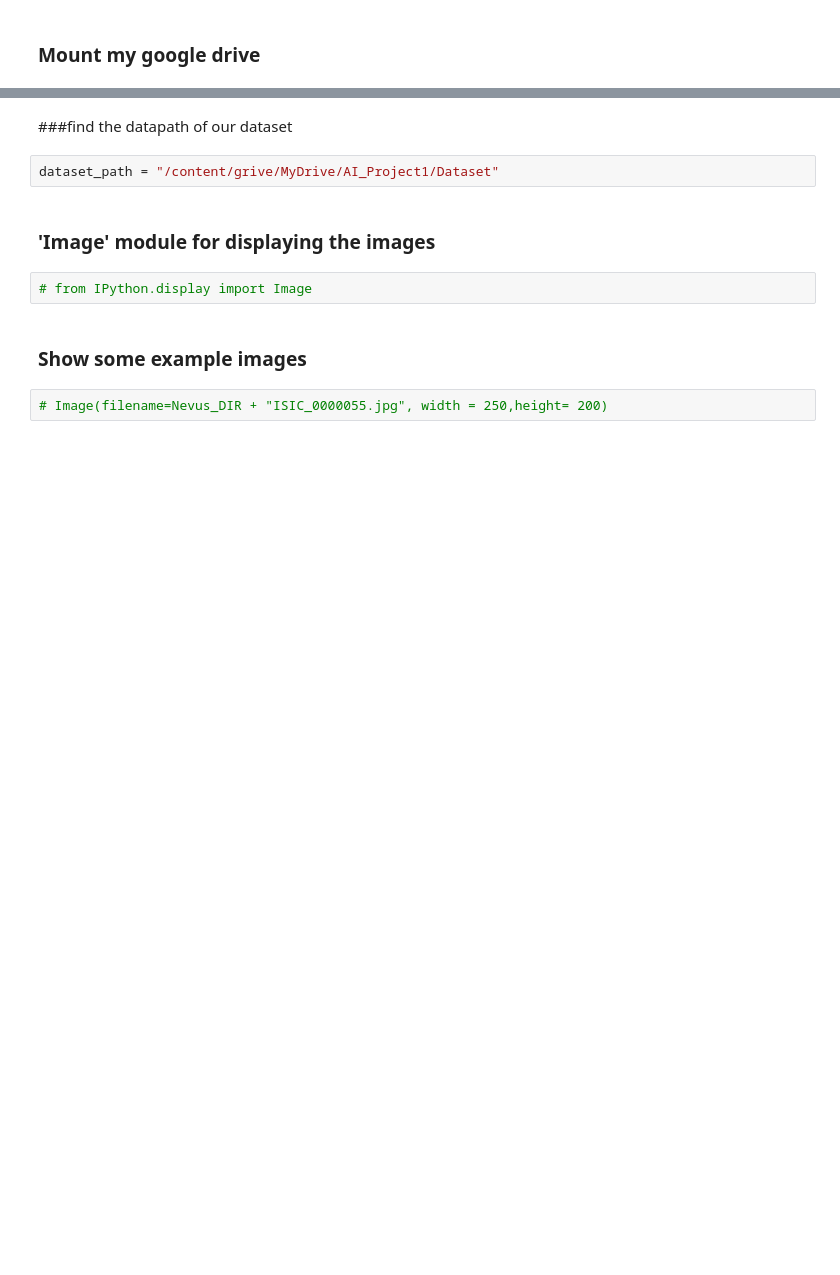
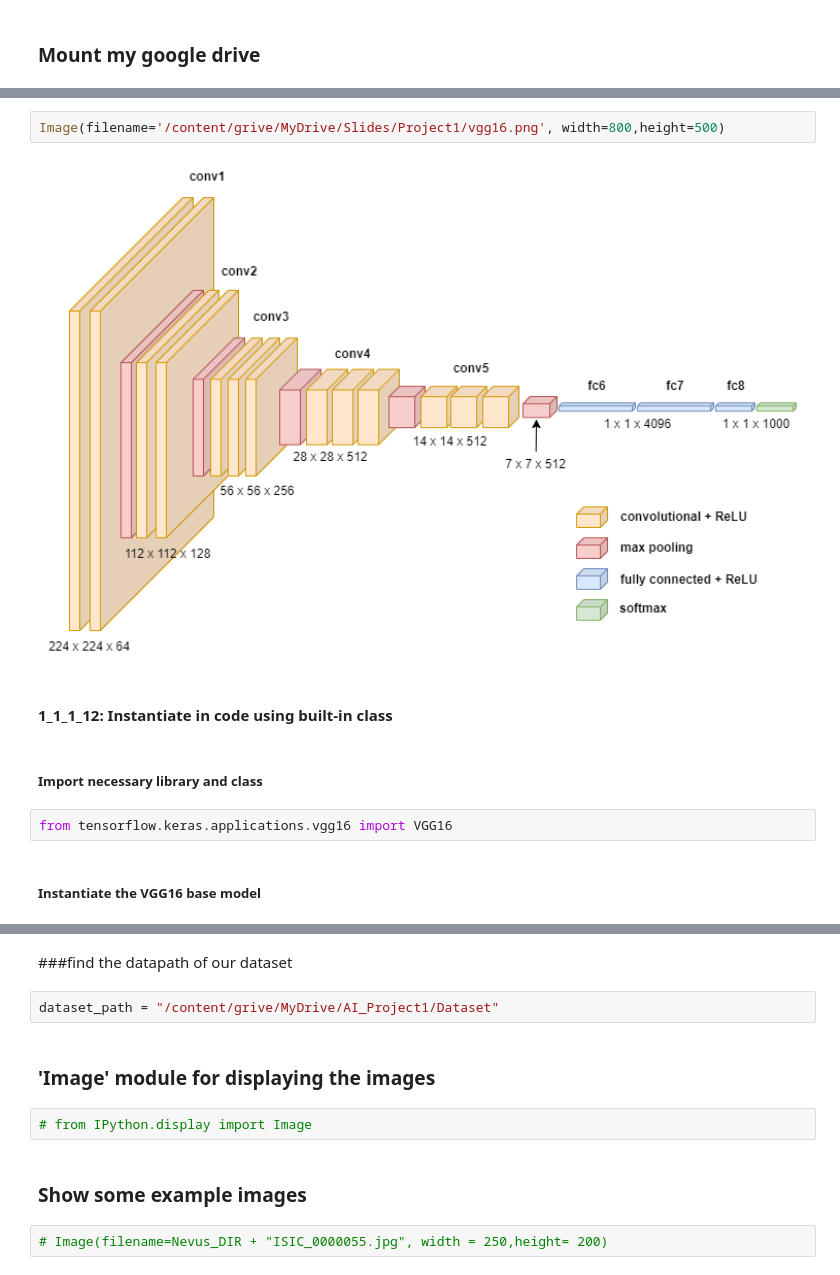
Before and after one commit to Arko04/Colab, a Jupyter notebook: AI_project1.ipynb, the cells around one changed output, grey strips where cells are left out. Cells and saved outputs as stored; diff of their text form; blank space fills up the shorter version.

```diff
--- a/AI_project1.ipynb
+++ b/AI_project1.ipynb
@@ -27,0 +222,12 @@ Drive already mounted at /content/grive; to attempt to forcibly remount, call dr
+# %%
+Image(filename='/content/grive/MyDrive/Slides/Project1/vgg16.png', width=800,height=500)
+# %% [output]
+[figure, added]
+# %% [markdown]
+#### **1_1_1_12: Instantiate in code using built-in class**
+# %% [markdown]
+##### **Import necessary library and class**
+# %%
+from tensorflow.keras.applications.vgg16 import VGG16
+# %% [markdown]
+##### **Instantiate the VGG16 base model**
```
Also changed, not shown: parts of 115 cells of this notebook.
